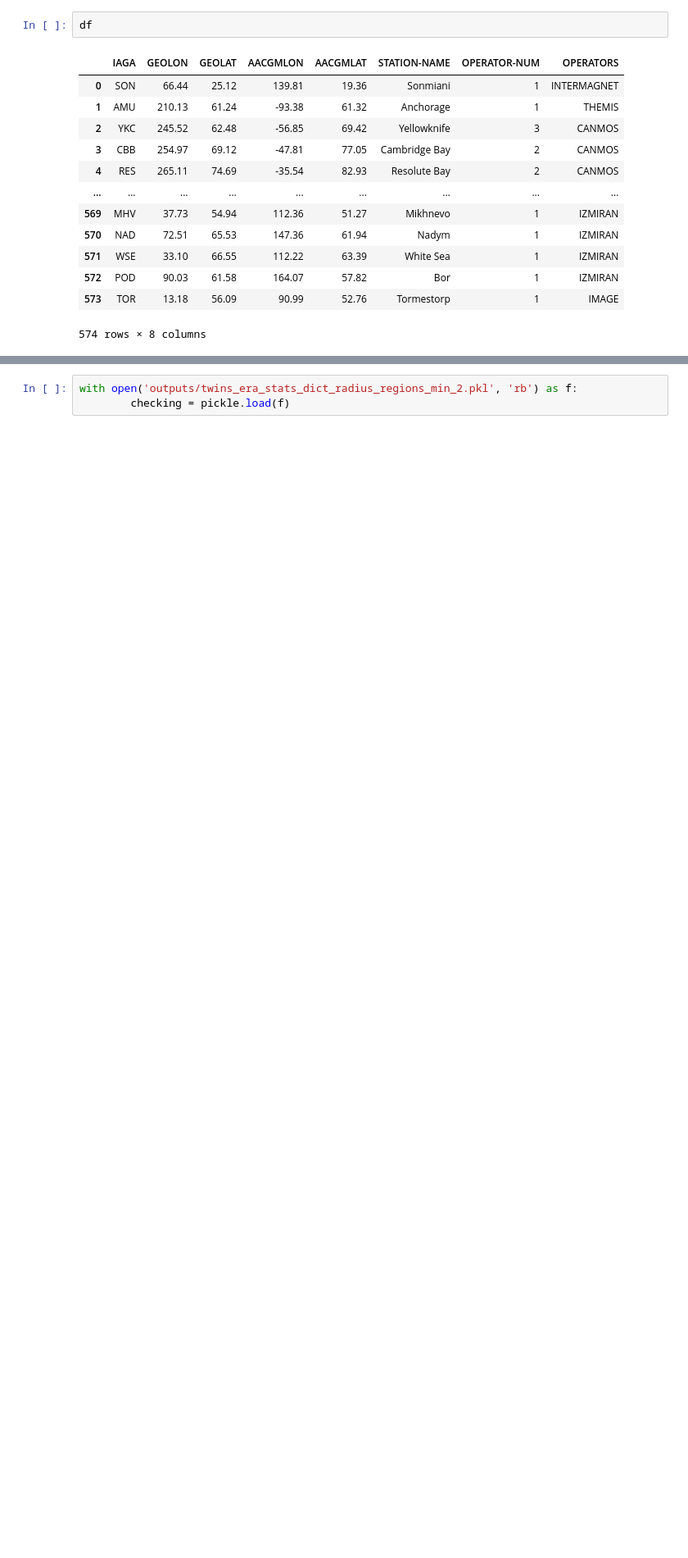
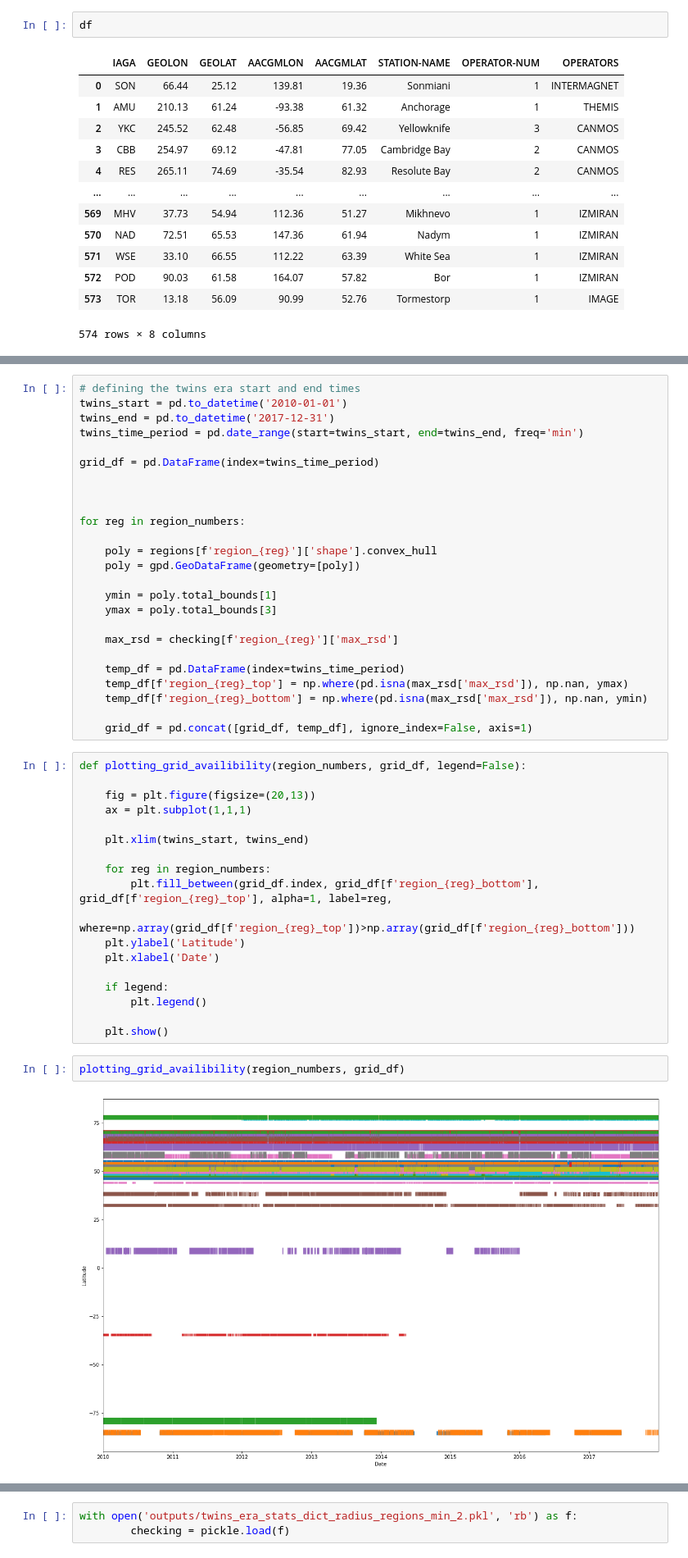
Before and after one commit to mikecoughlan/identifying_regions, a Jupyter notebook: choosng_regions.ipynb, the cells around one changed output, grey strips where cells are left out. Shown: that part at 82% size. Saved outputs shown, nothing was run; the diff lists cells and outputs as text; blank space fills up the shorter version.

```diff
--- a/choosng_regions.ipynb
+++ b/choosng_regions.ipynb
@@ -176,0 +124,47 @@ Date_UTC
+# %%
+# defining the twins era start and end times
+twins_start = pd.to_datetime('2010-01-01')
+twins_end = pd.to_datetime('2017-12-31')
+twins_time_period = pd.date_range(start=twins_start, end=twins_end, freq='min')
+
+grid_df = pd.DataFrame(index=twins_time_period)
+
+
+
+for reg in region_numbers:
+
+	poly = regions[f'region_{reg}']['shape'].convex_hull
+	poly = gpd.GeoDataFrame(geometry=[poly])
+
+	ymin = poly.total_bounds[1]
+	ymax = poly.total_bounds[3]
+
+	max_rsd = checking[f'region_{reg}']['max_rsd']
+
+	temp_df = pd.DataFrame(index=twins_time_period)
+	temp_df[f'region_{reg}_top'] = np.where(pd.isna(max_rsd['max_rsd']), np.nan, ymax)
+	temp_df[f'region_{reg}_bottom'] = np.where(pd.isna(max_rsd['max_rsd']), np.nan, ymin)
+
+	grid_df = pd.concat([grid_df, temp_df], ignore_index=False, axis=1)
+# %%
+def plotting_grid_availibility(region_numbers, grid_df, legend=False):
+
+	fig = plt.figure(figsize=(20,13))
+	ax = plt.subplot(1,1,1)
+
+	plt.xlim(twins_start, twins_end)
+
+	for reg in region_numbers:
+		plt.fill_between(grid_df.index, grid_df[f'region_{reg}_bottom'], grid_df[f'region_{reg}_top'], alpha=1, label=reg,
+							where=np.array(grid_df[f'region_{reg}_top'])>np.array(grid_df[f'region_{reg}_bottom']))
+	plt.ylabel('Latitude')
+	plt.xlabel('Date')
+
+	if legend:
+		plt.legend()
+
+	plt.show()
+# %%
+plotting_grid_availibility(region_numbers, grid_df)
+# %% [output]
+[figure, added]
```
Also changed, not shown: parts of 6 cells of this notebook, 1 other file.
